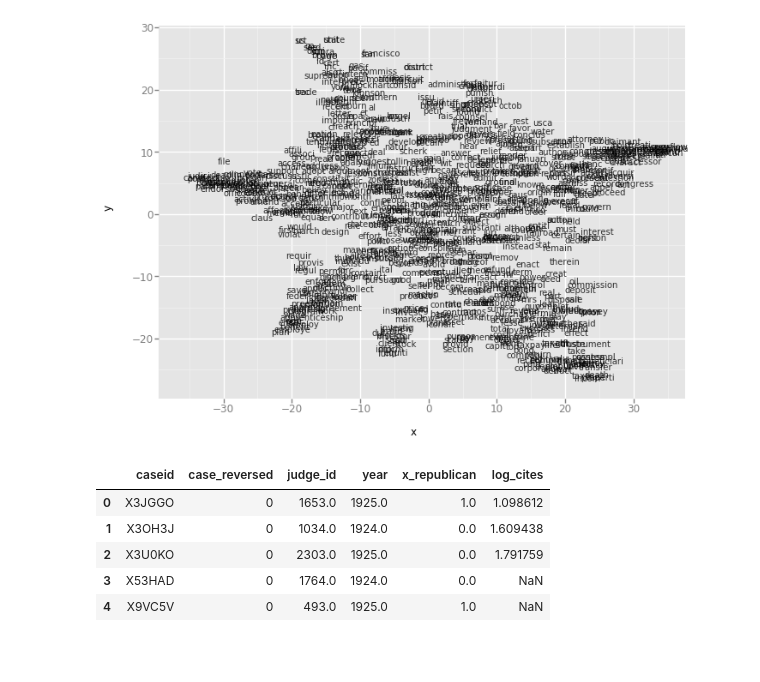
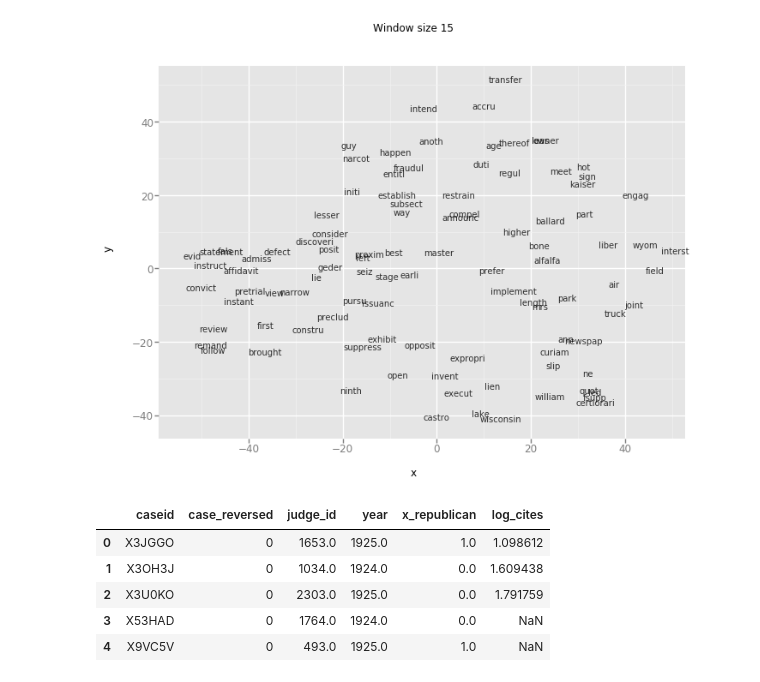
Before and after one commit to tobiaslue/RobotJudge, a Jupyter notebook: Assignment3.ipynb, the cells around one changed output. Drawn from its saved outputs; the diff is of its cells as text; code cells hidden in the pictures; blank space fills up the shorter version.

```diff
--- a/Assignment3.ipynb
+++ b/Assignment3.ipynb
@@ -187,13 +217,13 @@ chart.show()
 # %%
 dfw2v15100 = dfw2v15.sample(100)
 
-chart15 = gg.ggplot( dfw2v15, gg.aes(x='x', y='y', label='word') ) \
+chart15 = gg.ggplot( dfw2v15100, gg.aes(x='x', y='y', label='word') ) \
                       + gg.geom_text(size=10, alpha=.8, label='word')
 
-chart.title = 'Window size 15'
+chart15.title = 'Window size 15'
 chart15.show()
 # %% [output]
-[figure, old version]
+[figure, new version]
 # %%
 #Problem 2
 
```
Also changed, not shown: parts of 9 cells of this notebook.
